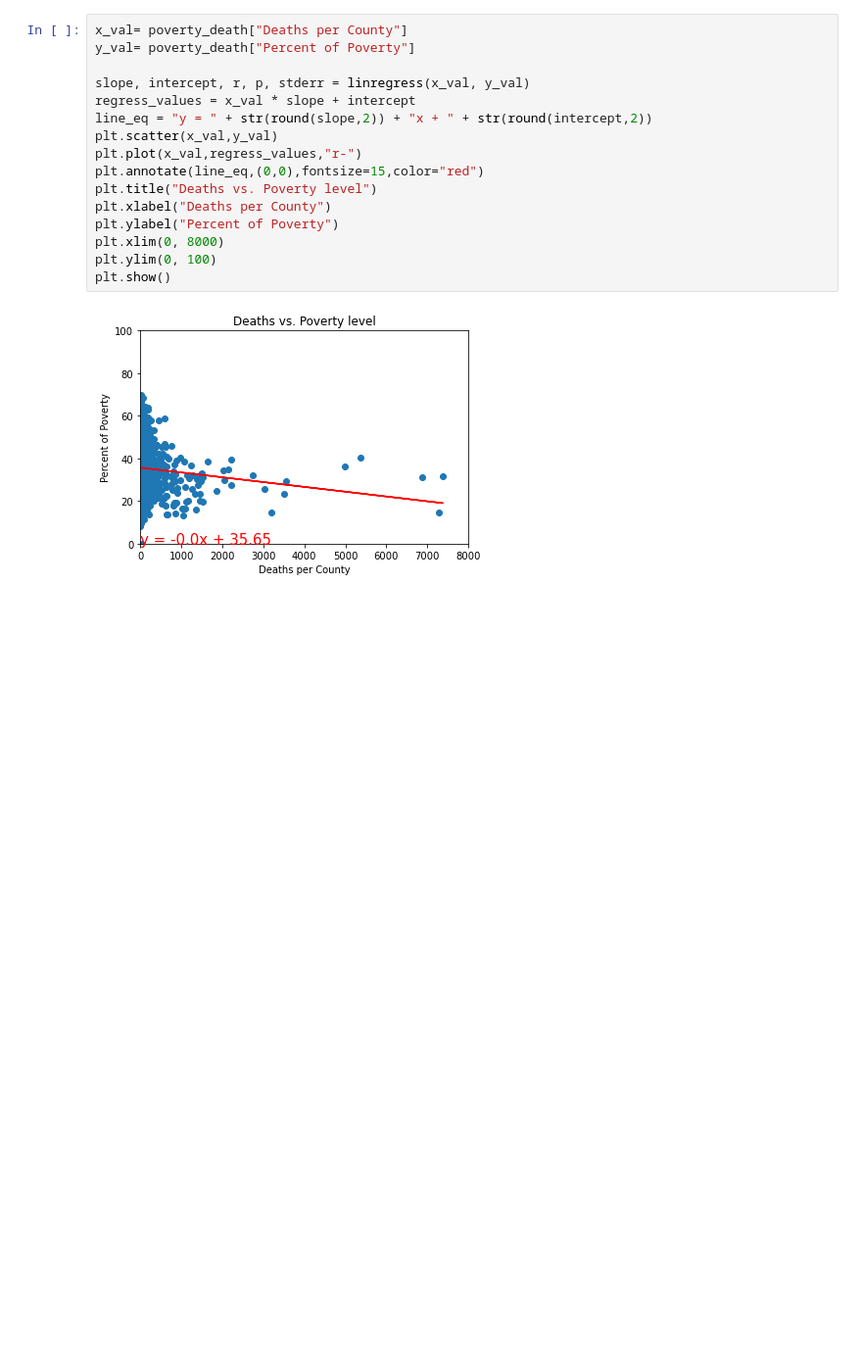
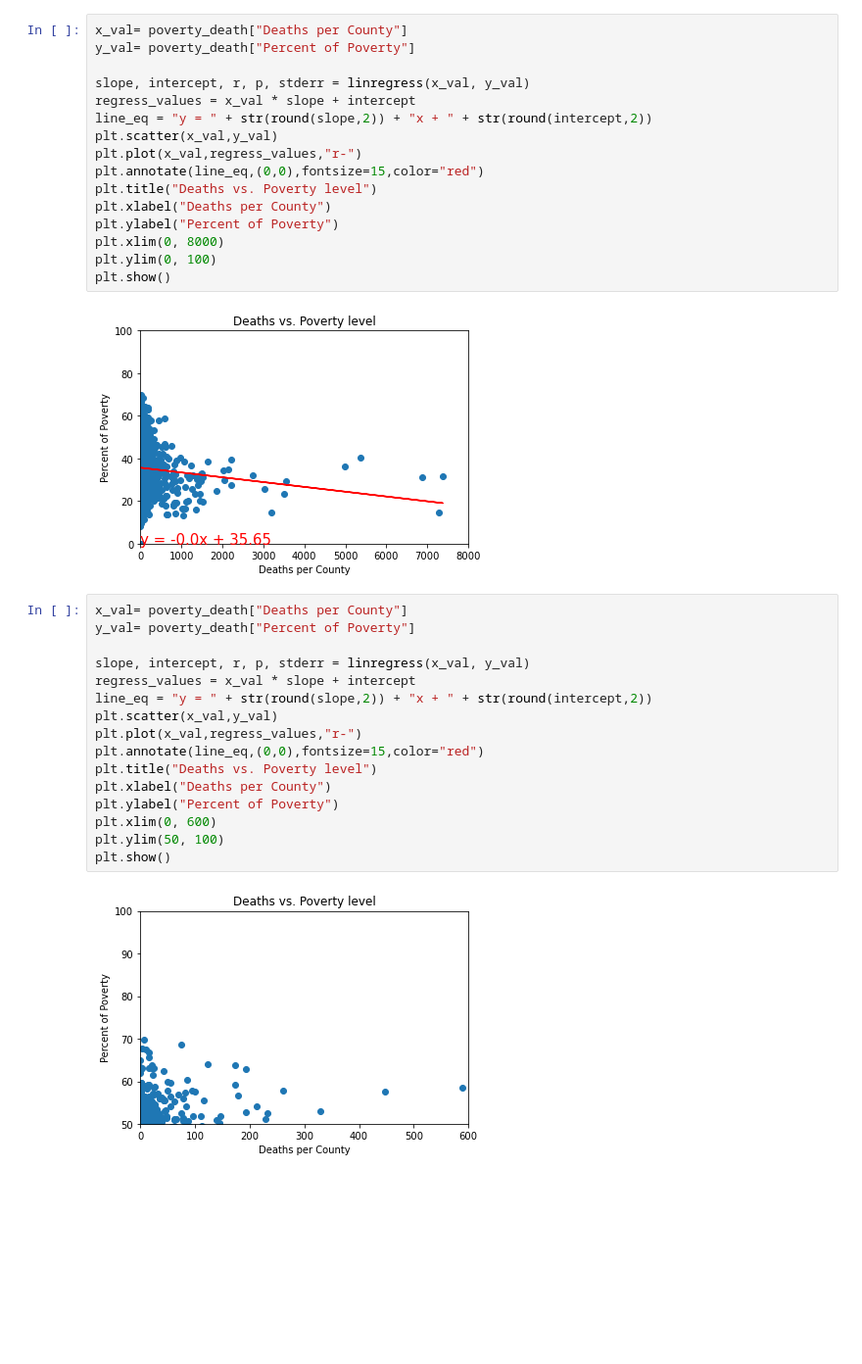
Before and after one commit to rashaad18/project_1, a Jupyter notebook: ACS_clean_RV/Socio-economic notebook.ipynb, the cells around one changed output. Shown: that part at 98% size. Drawn from its saved outputs; the diff is of its cells as text; blank space fills up the shorter version.

Commit message:
socio w/ plot 2

```diff
--- a/ACS_clean_RV/Socio-economic notebook.ipynb
+++ b/ACS_clean_RV/Socio-economic notebook.ipynb
@@ -162,3 +162,21 @@ plt.ylim(0, 100)
 plt.show()
 # %% [output]
 [figure]
+# %%
+x_val= poverty_death["Deaths per County"]
+y_val= poverty_death["Percent of Poverty"]
+
+slope, intercept, r, p, stderr = linregress(x_val, y_val)
+regress_values = x_val * slope + intercept
+line_eq = "y = " + str(round(slope,2)) + "x + " + str(round(intercept,2))
+plt.scatter(x_val,y_val)
+plt.plot(x_val,regress_values,"r-")
+plt.annotate(line_eq,(0,0),fontsize=15,color="red")
+plt.title("Deaths vs. Poverty level")
+plt.xlabel("Deaths per County")
+plt.ylabel("Percent of Poverty")
+plt.xlim(0, 600)
+plt.ylim(50, 100)
+plt.show()
+# %% [output]
+[figure, added]
```
